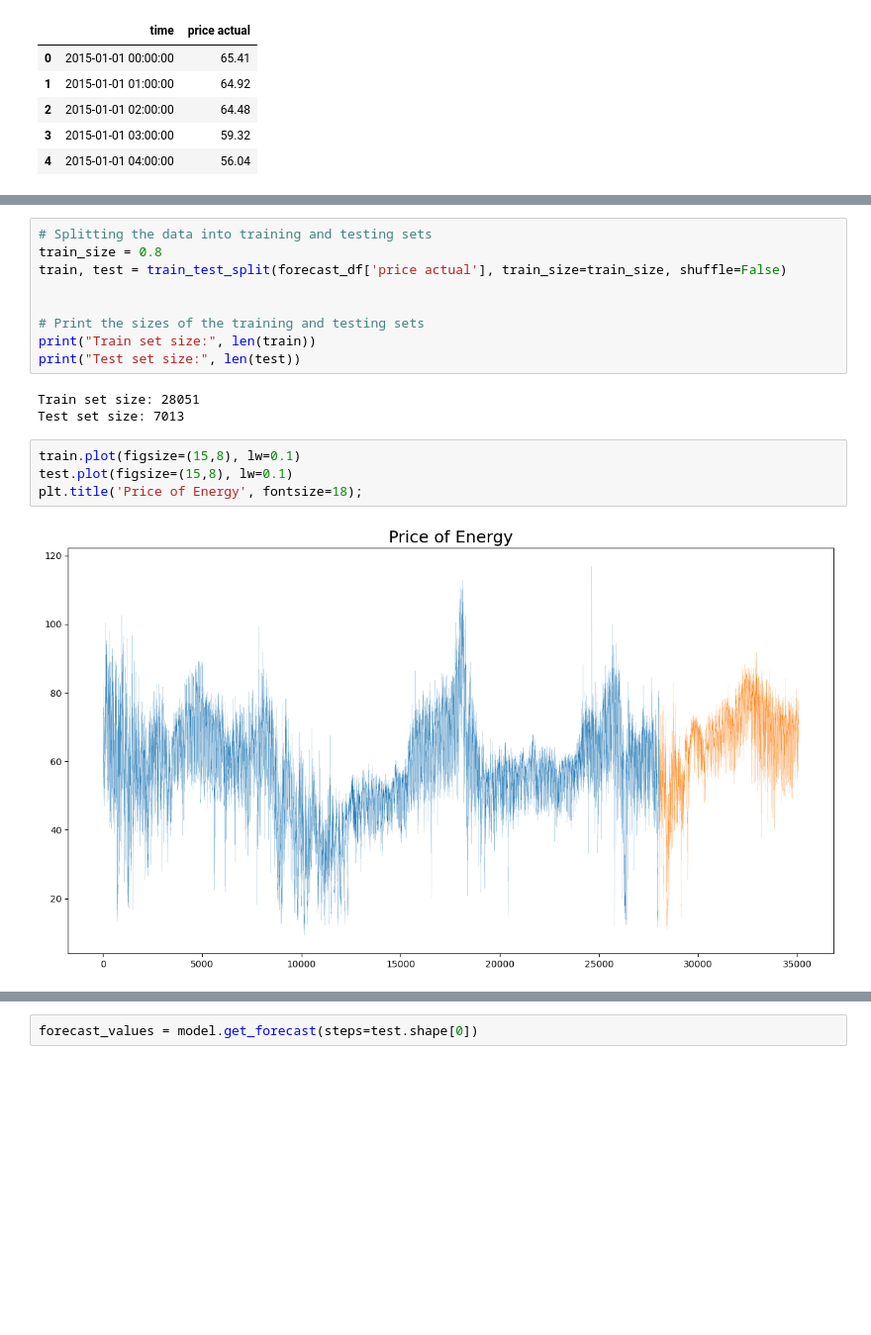
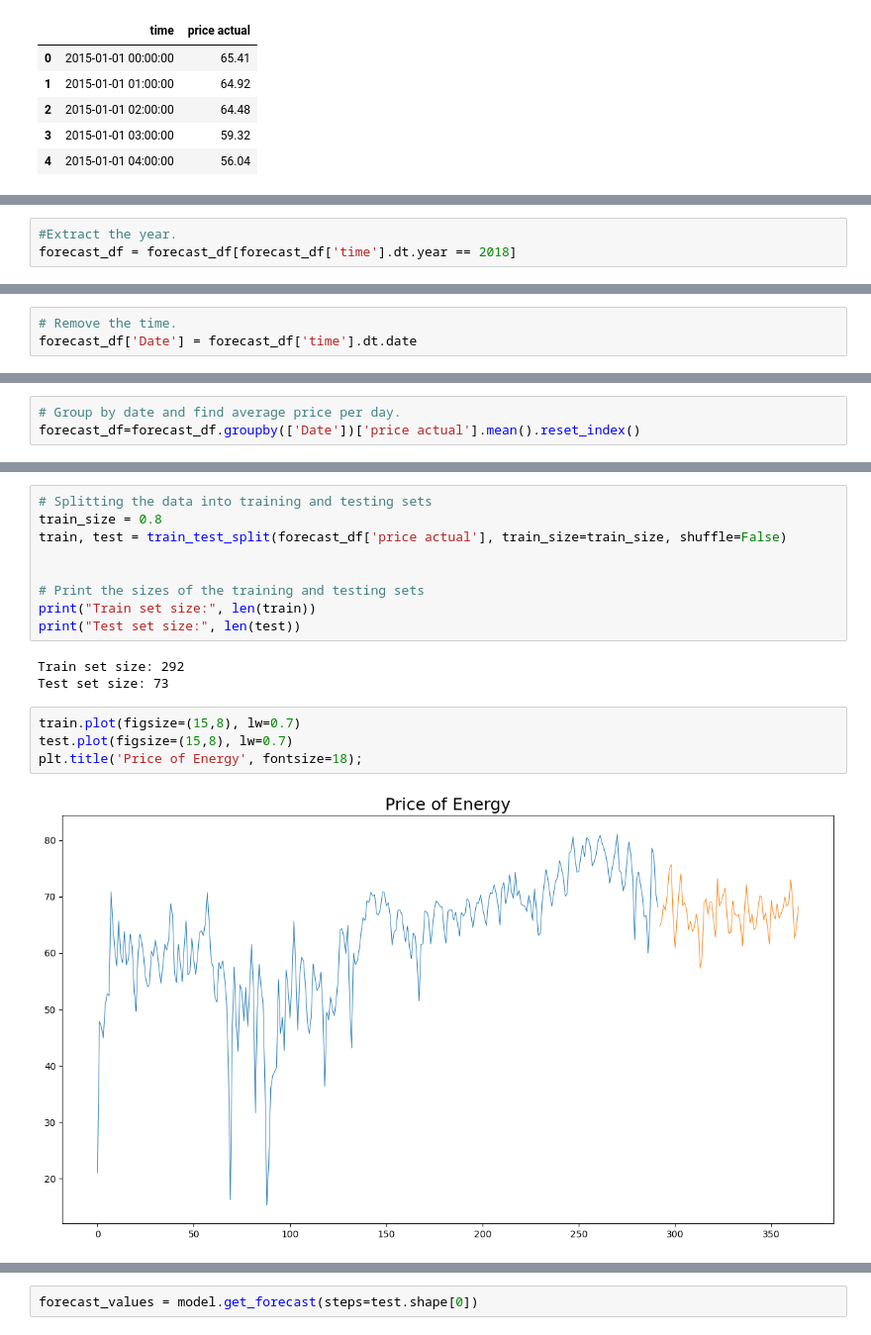
Before and after one commit to Er90Space/IntegratedCA2_ML-DV_CCT, a Jupyter notebook: CA2_ML_Dvis.ipynb, the cells around one changed output, grey strips where cells are left out. Shown at 99% size. Cells and saved outputs as stored; diff of their text form; blank space fills up the shorter version.

```diff
--- a/CA2_ML_Dvis.ipynb
+++ b/CA2_ML_Dvis.ipynb
@@ -130,0 +116,3 @@ forecast_df.head()
+# %%
+#Extract the year.
+forecast_df = forecast_df[forecast_df['time'].dt.year == 2018]
@@ -130,0 +128,3 @@ forecast_df.head()
+# %%
+# Remove the time.
+forecast_df['Date'] = forecast_df['time'].dt.date
@@ -130,0 +140,3 @@ forecast_df.head()
+# %%
+# Group by date and find average price per day.
+forecast_df=forecast_df.groupby(['Date'])['price actual'].mean().reset_index()
@@ -161,12 +192,12 @@ train, test = train_test_split(forecast_df['price actual'], train_size=train_siz
 print("Train set size:", len(train))
 print("Test set size:", len(test))
 # %% [output]
-Train set size: 28051
-Test set size: 7013
+Train set size: 292
+Test set size: 73
 # %%
-train.plot(figsize=(15,8), lw=0.1)
-test.plot(figsize=(15,8), lw=0.1)
+train.plot(figsize=(15,8), lw=0.7)
+test.plot(figsize=(15,8), lw=0.7)
 plt.title('Price of Energy', fontsize=18);
 # %% [output]
-[figure, old version]
+[figure, new version]
 # %%
```
Also changed, not shown: parts of 29 cells of this notebook.
